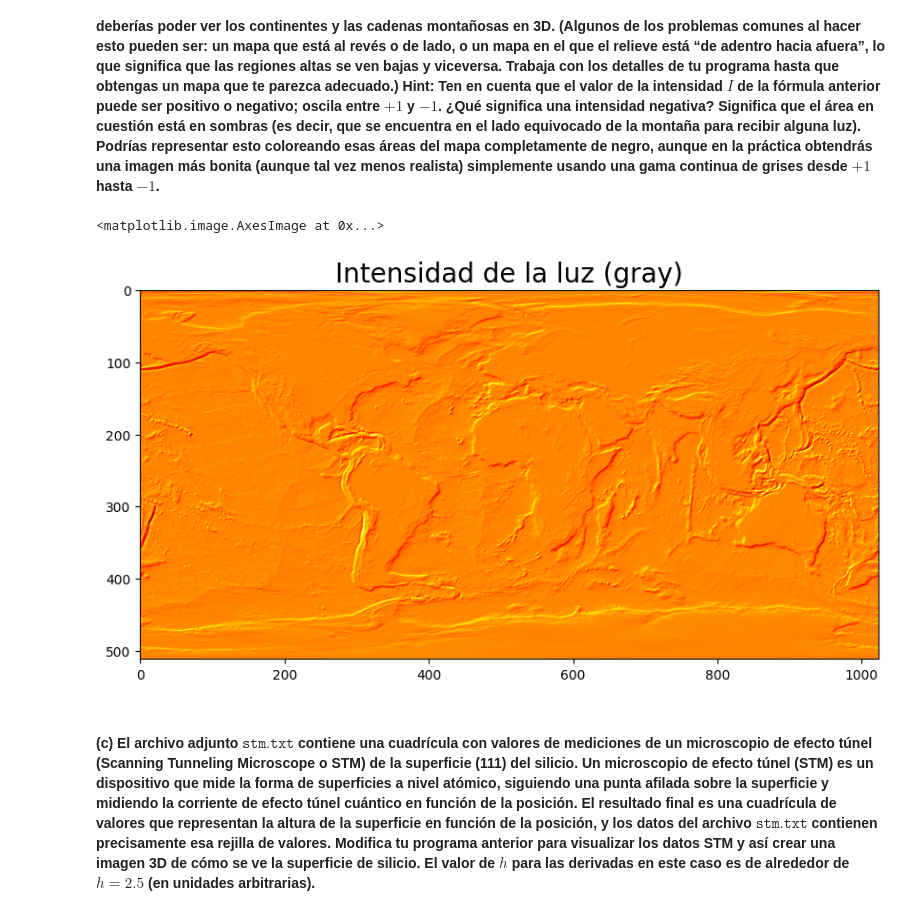
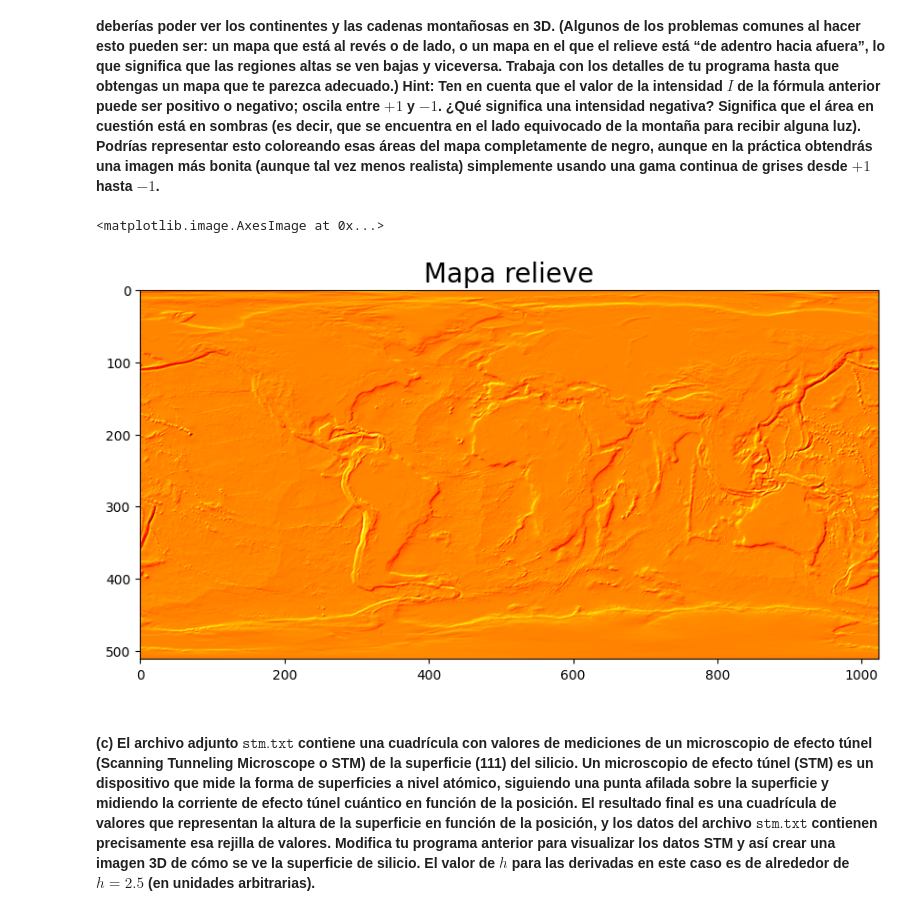
Before and after one commit to Alexi5omg/CLASE, a Jupyter notebook: Tareas/Práctica_3.ipynb, the cells around one changed output. Cells and saved outputs as stored; diff of their text form; code cells hidden in the pictures.

```diff
--- a/Tareas/Práctica_3.ipynb
+++ b/Tareas/Práctica_3.ipynb
@@ -762,42 +771,32 @@ datos = datos.to_numpy()  # o también .values
 # %%
-import numpy as np
+h = 30000
+wx = np.zeros_like(datos)
+wy = np.zeros_like(datos)
 
-h = 30000
-ny, nx = datos.shape
-dy = np.zeros_like(datos)
+# En los extremos lo hacemos por diferencia hacia atrás y adelante,
+# porque no podriamos agarrar los dos puntos de alrededor
+# Los demás daros sí por diferencia central
+wy[1:-1, :] = (datos[2:, :] - datos[:-2, :]) / (2 * h)
+wy[0, :] = (datos[1, :] - datos[0, :]) / h
+wy[-1, :] = (datos[-1, :] - datos[-2, :]) / h
 
-
-# Parte central con diferencia centrada
-dy[1:-1, :] = (datos[2:, :] - datos[:-2, :]) / (2 * h)
-
-# Bordes
-dy[0, :] = (datos[1, :] - datos[0, :]) / h
-dy[-1, :] = (datos[-1, :] - datos[-2, :]) / h
-
-dx = np.zeros_like(datos)
-
-# Parte central con diferencia centrada
-dx[:, 1:-1] = (datos[:, 2:] - datos[:, :-2]) / (2 * h)
-
-# Bordes
-dx[:, 0] = (datos[:, 1] - datos[:, 0]) / h
-dx[:, -1] = (datos[:, -1] - datos[:, -2]) / h
+wx[:, 1:-1] = (datos[:, 2:] - datos[:, :-2]) / (2 * h)
+wx[:, 0] = (datos[:, 1] - datos[:, 0]) / h
+wx[:, -1] = (datos[:, -1] - datos[:, -2]) / h
 # %% [markdown]
 #### **(b)** Ahora, usando tus valores para las derivadas, calcula la intensidad para cada punto de la cuadrícula, con $\phi = 45^\circ$, y haz un gráfico de densidad de los valores resultantes en el que el brillo de cada punto dependa del correspondiente valor de intensidad. Si lo haces funcionar correctamente, la gráfica debería verse como un mapa en relieve del mundo; deberías poder ver los continentes y las cadenas montañosas en 3D. (Algunos de los problemas comunes al hacer esto pueden ser: un mapa que está al revés o de lado, o un mapa en el que el relieve está “de adentro hacia afuera”, lo que significa que las regiones altas se ven bajas y viceversa. Trabaja con los detalles de tu programa hasta que obtengas un mapa que te parezca adecuado.) Hint: Ten en cuenta que el valor de la intensidad $I$ de la fórmula anterior puede ser positivo o negativo; oscila entre $+1$ y $-1$. ¿Qué significa una intensidad negativa? Significa que el área en cuestión está en sombras (es decir, que se encuentra en el lado equivocado de la montaña para recibir alguna luz). Podrías representar esto coloreando esas áreas del mapa completamente de negro, aunque en la práctica obtendrás una imagen más bonita (aunque tal vez menos realista) simplemente usando una gama continua de grises desde $+1$ hasta $-1$.
 # %%
 def I2(wx,wy,phi):
   a = np.cos(phi)*wx + np.sin(phi)*wy
   b = np.sqrt(wx**2 + wy**2 + 1)
   return a/b
 
-graf = I2(dx,dy,np.pi/4)
-
 pl.figure(figsize=(10,10))
-pl.title("Intensidad de la luz (gray)",fontsize=20)
-pl.imshow(graf,cmap='hot')
+pl.title("Mapa relieve",fontsize=20)
+pl.imshow(I2(wx,wy,np.pi/4),cmap='hot')
 # %% [output]
 <matplotlib.image.AxesImage at 0x...>
-[figure, old version]
+[figure, new version]
 # %% [markdown]
 #### **(c)** El archivo adjunto $\texttt{stm.txt}$ contiene una cuadrícula con valores de mediciones de un microscopio de efecto túnel (Scanning Tunneling Microscope o STM) de la superficie (111) del silicio. Un microscopio de efecto túnel (STM) es un dispositivo que mide la forma de superficies a nivel atómico, siguiendo una punta afilada sobre la superficie y midiendo la corriente de efecto túnel cuántico en función de la posición. El resultado final es una cuadrícula de valores que representan la altura de la superficie en función de la posición, y los datos del archivo $\texttt{stm.txt}$ contienen precisamente esa rejilla de valores. Modifica tu programa anterior para visualizar los datos STM y así crear una imagen 3D de cómo se ve la superficie de silicio. El valor de $h$ para las derivadas en este caso es de alrededor de $h = 2.5$ (en unidades arbitrarias).
 # %%
```
Also changed, not shown: parts of 1 cell of this notebook.
